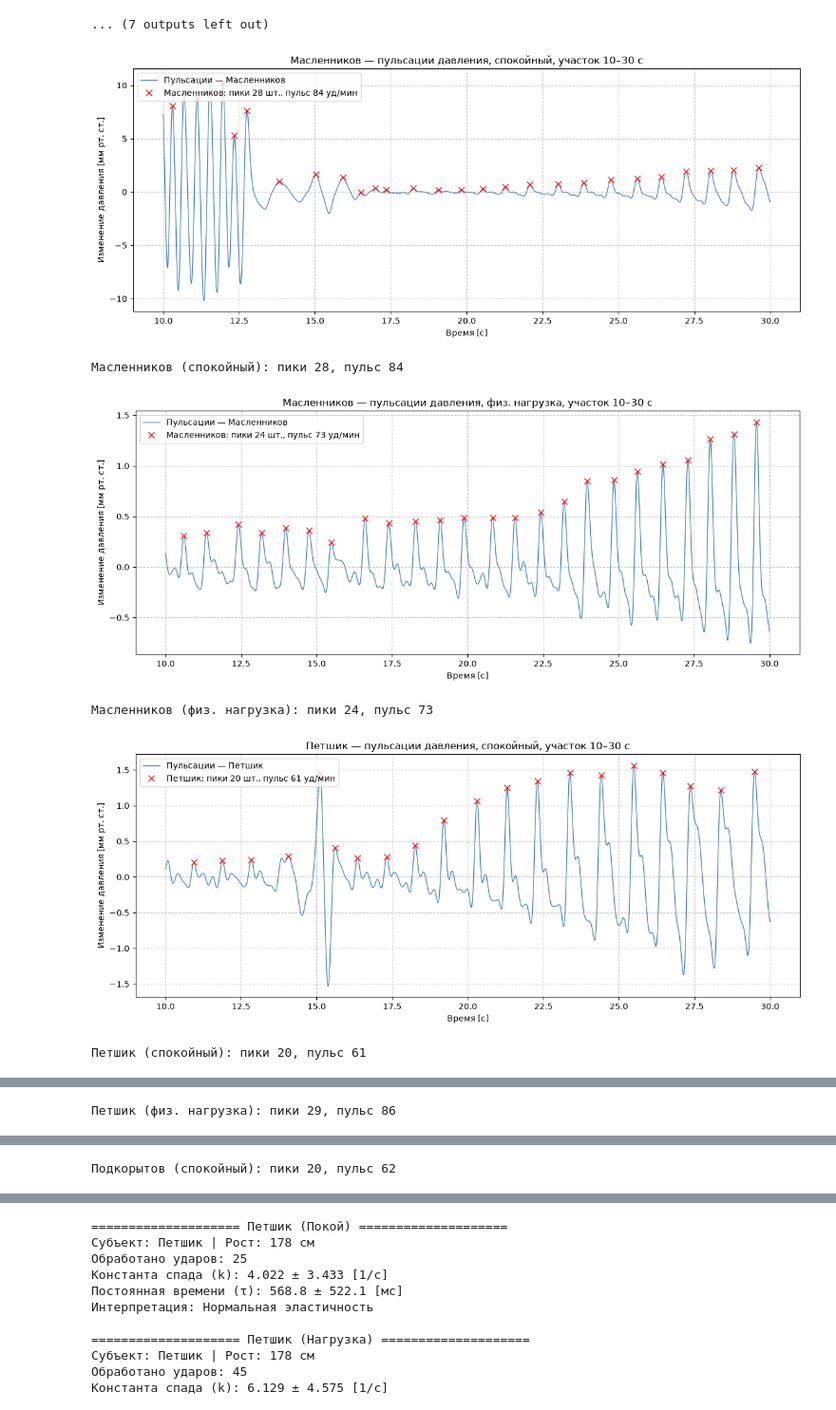
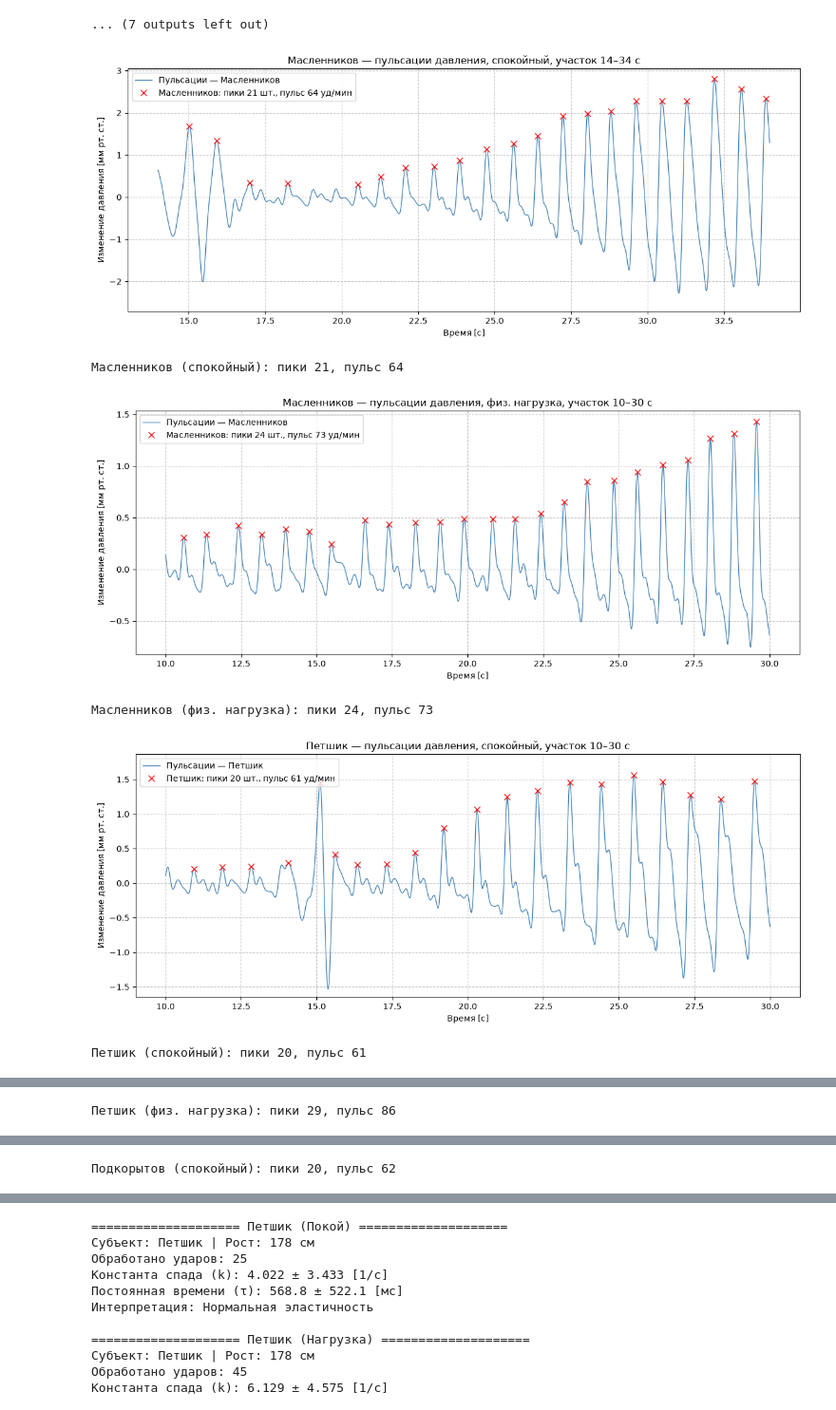
Before and after one commit to kirilivasml-glitch/get_labs, a Jupyter notebook: 5.3. Resting and post-exercise blood pressure/Graphic.ipynb, the cells around one changed output, grey strips where cells are left out. Shown at 95% size. Cells and saved outputs as stored; diff of their text form; code cells hidden in the pictures.

```diff
--- a/5.3. Resting and post-exercise blood pressure/Graphic.ipynb
+++ b/5.3. Resting and post-exercise blood pressure/Graphic.ipynb
@@ -304,10 +304,11 @@ FILES = {
     'Подкорытов': {'rest': 'rest_Pod.csv', 'fitness': 'fitness_Pod.csv'},
 }
 WINDOW = (10.0, 30.0)
-WINDOW_OVERRIDE = {}
+WINDOW_OVERRIDE = {('Масленников', 'rest'): (14.0, 34.0)}
 FS_NEW = 200
 TREND_WIN = 1.5
 BAND = (0.8, 4.0)
+OUTLIER_K = 5.0
 
 def load(path):
     txt = open(path, encoding='utf-8', errors='ignore').read()
@@ -341,7 +342,22 @@ def plot_pulsations(name, cond, t, p, fs):
     osc = bandpass(detrend(p, fs), fs)
     m = (t >= w0) & (t <= w1)
     tw, ow = t[m], osc[m]
-    peaks,_ = find_peaks(ow, distance=int(0.35*fs), prominence=0.15)
+
+    # === ЗДЕСЬ УСЛОВИЕ ДЛЯ КОНКРЕТНОГО ФАЙЛА ===
+    if name == 'Масленников' and cond == 'rest':
+        # Золотая середина: порог 0.3, отсечка 20% от медианы
+        peaks, _ = find_peaks(ow, distance=int(0.35*fs), prominence=0.3)
+        if len(peaks):
+            scale = np.median(ow[peaks])
+            peaks = peaks[(ow[peaks] <= OUTLIER_K*scale) & (ow[peaks] >= 0.2 * scale)]
+    else:
+        # Старый мягкий режим для ВСЕХ ОСТАЛЬНЫХ
+        peaks, _ = find_peaks(ow, distance=int(0.35*fs), prominence=0.15)
+        if len(peaks):
+            scale = np.median(ow[peaks])
+            peaks = peaks[ow[peaks] <= OUTLIER_K*scale]
+    # ============================================
+
     n = len(peaks)
     pulse = (n-1)*60/(tw[peaks[-1]]-tw[peaks[0]]) if n >= 2 else None
     bad = []
@@ -350,36 +366,38 @@ def plot_pulsations(name, cond, t, p, fs):
     cond_title = 'физ. нагрузка' if cond == 'fitness' else 'спокойный'
     fig, ax = plt.subplots(figsize=(12, 5))
     ax.plot(tw, ow, color='steelblue', lw=1.0, label=f'Пульсации — {name}')
     lbl = f'{name}: пики {n} шт., пульс {pulse:.0f} уд/мин' if pulse else f'{name}: пики {n} шт.'
     ax.plot(tw[peaks], ow[peaks], 'x', color='red', markersize=7, label=lbl)
+    lo, hi = np.percentile(ow, [1, 99])
+    ax.set_ylim(lo*1.3, hi*1.3)
     ax.set_title(f'{name} — пульсации давления, {cond_title}, участок {w0:.0f}–{w1:.0f} с')
     ax.set_xlabel('Время [с]')
     ax.set_ylabel('Изменение давления [мм рт. ст.]')
     ax.grid(True, linestyle='--', alpha=0.7)
     ax.legend(loc='upper left')
     plt.tight_layout(); plt.show()
     return n, pulse, bad
 
 rows = []
 for name, f in FILES.items():
     for cond in ('rest', 'fitness'):
         path = os.path.join(DATA_DIR, f[cond])
         if not os.path.exists(path): print('НЕТ ФАЙЛА:', path); continue
         t, p, fs = downsample(*load(path))
         n, pulse, bad = plot_pulsations(name, cond, t, p, fs)
         cond_label = 'физ. нагрузка' if cond == 'fitness' else 'спокойный'
         tag = '  [НЕВАЛИДНО: ' + ', '.join(bad) + ']' if bad else ''
         if pulse:
             print(f'{name} ({cond_label}): пики {n}, пульс {pulse:.0f}{tag}')
         else:
             print(f'{name} ({cond_label}): пики {n}{tag}')
         rows.append(dict(subject=name, cond=cond_label, peaks=n,
                          pulse=round(pulse) if pulse else None, valid=not bad))
 print('\n', pd.DataFrame(rows).to_string(index=False))
 # %% [output]
-[figure, old version]
+[figure, new version]
-Масленников (спокойный): пики 28, пульс 84
+Масленников (спокойный): пики 21, пульс 64
 [figure]
 Масленников (физ. нагрузка): пики 24, пульс 73
-[figure, old version]
+[figure, new version]
 Петшик (спокойный): пики 20, пульс 61
```
Also changed, not shown: parts of 1 cell of this notebook.
